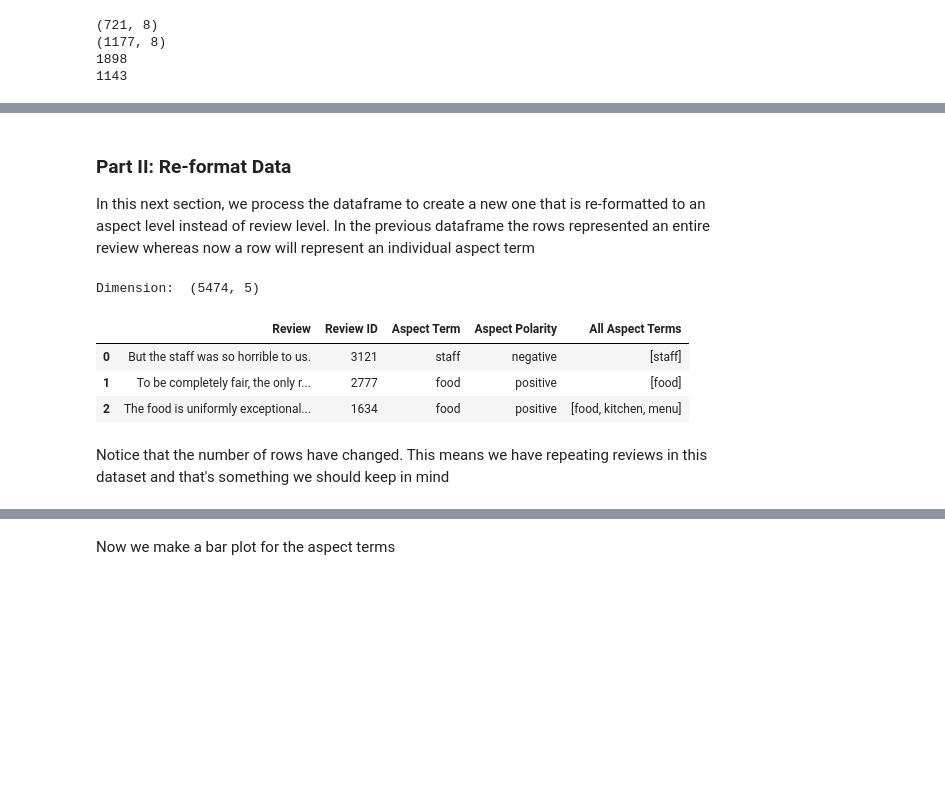
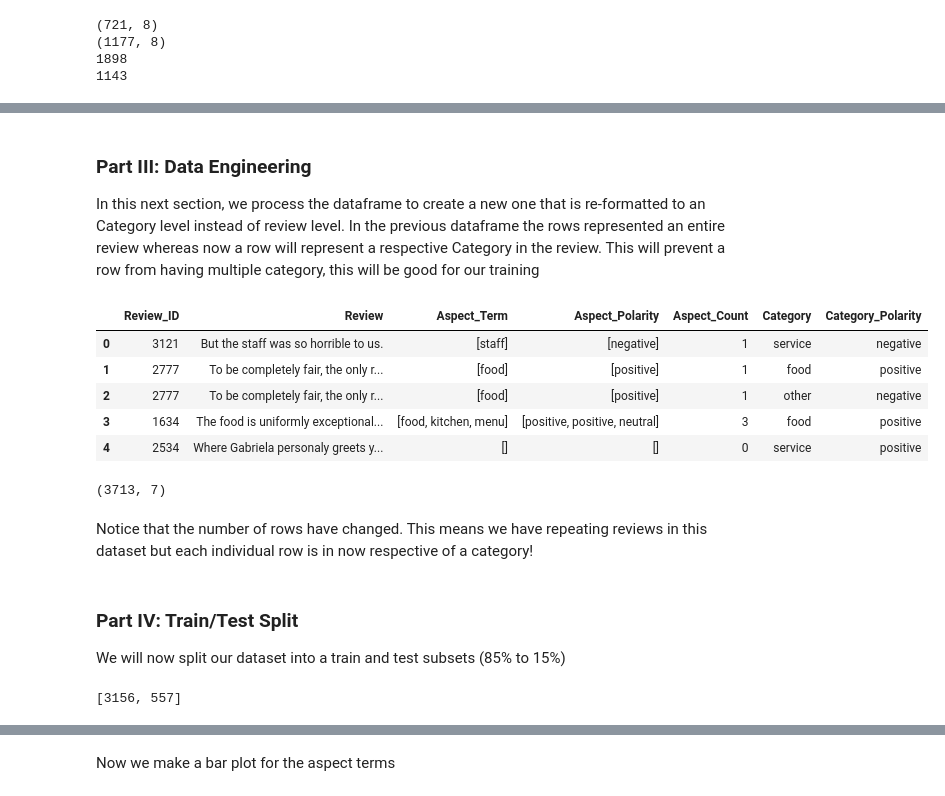
Before and after one commit to tahmeed14/aspect-based-sentiment-analysis-NLP, a Jupyter notebook: data-engin-asba-notebook.ipynb, the cells around one changed output, grey strips where cells are left out. Drawn from its saved outputs; the diff is of its cells as text; code cells hidden in the pictures; blank space fills up the shorter version.

Commit message:
data engineering

```diff
--- a/data-engin-asba-notebook.ipynb
+++ b/data-engin-asba-notebook.ipynb
@@ -162,7 +205,7 @@ There are actually 1020 rows without any aspect terms at all!! So, we can't even
 reviews_pd.to_pickle("pickled_data/pickled_reviews_pd.pkl")
 # test_pickle = pickle.load(open("pickled_reviews_pd.pkl", "rb"))
 # %% [markdown]
-### Part II: Re-format Data
+### Part III: Data Engineering
 
-In this next section, we process the dataframe to create a new one that is re-formatted to an aspect level instead of review level. In the previous dataframe the rows represented an entire review whereas now a row will represent an individual aspect term
+In this next section, we process the dataframe to create a new one that is re-formatted to an Category level instead of review level. In the previous dataframe the rows represented an entire review whereas now a row will represent a respective Category in the review. This will prevent a row from having multiple category, this will be good for our training
 # %%
@@ -200,11 +252,29 @@ aspect_terms_pd = aspect_terms_pd[['Review', 'Review ID', 'Aspect Term', 'Aspect
-# %%
-print("Dimension: ", aspect_terms_pd.shape)
-aspect_terms_pd.head(3)
-# %% [output]
-Dimension:  (5474, 5)
-|  | Review | Review ID | Aspect Term | Aspect Polarity | All Aspect Terms |
-| 0 | But the staff was so horrible to us. | 3121 | staff | negative | [staff] |
-| 1 | To be completely fair, the only r... | 2777 | food | positive | [food] |
-| 2 | The food is uniformly exceptional... | 1634 | food | positive | [food, kitchen, menu] |
+# %%
+# Convert to Pandas Data Frame for convenience
+reviews_pd_CatLevel = pd.DataFrame(data_list_CatLevel)
+reviews_pd_CatLevel = reviews_pd_CatLevel[col_reform[0:7]]
+reviews_pd_CatLevel.head(5)
+# %% [output]
+|  | Review_ID | Review | Aspect_Term | Aspect_Polarity | Aspect_Count | Category | Category_Polarity |
+| 0 | 3121 | But the staff was so horrible to us. | [staff] | [negative] | 1 | service | negative |
+| 1 | 2777 | To be completely fair, the only r... | [food] | [positive] | 1 | food | positive |
+| 2 | 2777 | To be completely fair, the only r... | [food] | [positive] | 1 | other | negative |
+| 3 | 1634 | The food is uniformly exceptional... | [food, kitchen, menu] | [positive, positive, neutral] | 3 | food | positive |
+| 4 | 2534 | Where Gabriela personaly greets y... | [] | [] | 0 | service | positive |
+# %%
+reviews_pd_CatLevel.shape
+# %% [output]
+(3713, 7)
 # %% [markdown]
-Notice that the number of rows have changed. This means we have repeating reviews in this dataset and that's something we should keep in mind
+Notice that the number of rows have changed. This means we have repeating reviews in this dataset but each individual row is in now respective of a category!
+# %% [markdown]
+### Part IV: Train/Test Split
+
+We will now split our dataset into a train and test subsets (85% to 15%)
+# %%
+import math
+train_split = math.floor(3713 * 0.85)
+test_split = 3713 - math.floor(3713 * 0.85)
+print([train_split, test_split])
+# %% [output]
+[3156, 557]
```
Also changed, not shown: parts of 31 cells of this notebook.
